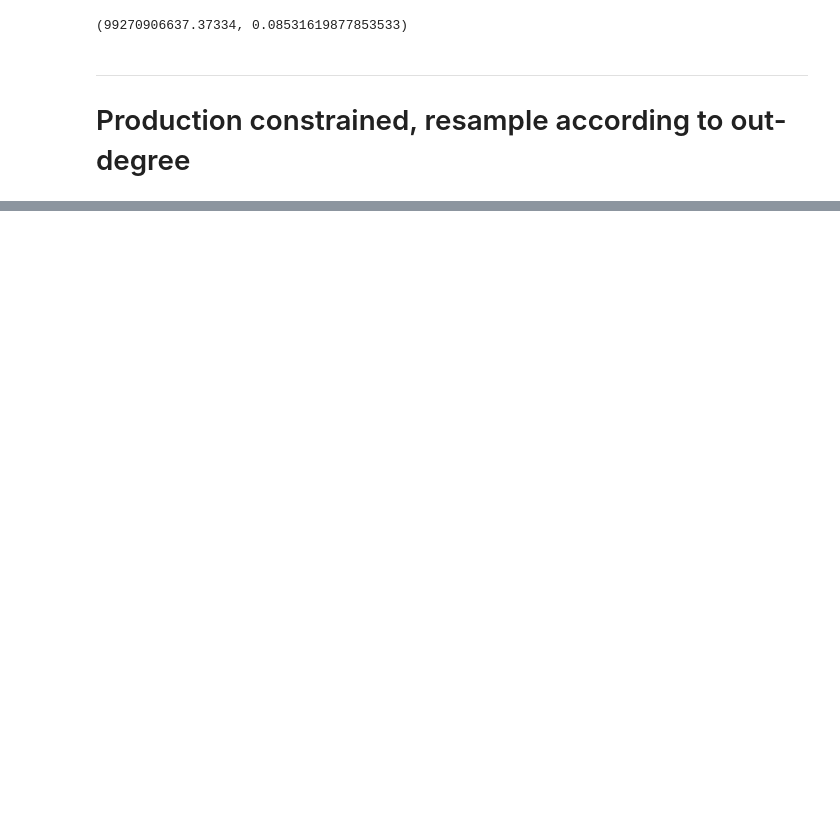
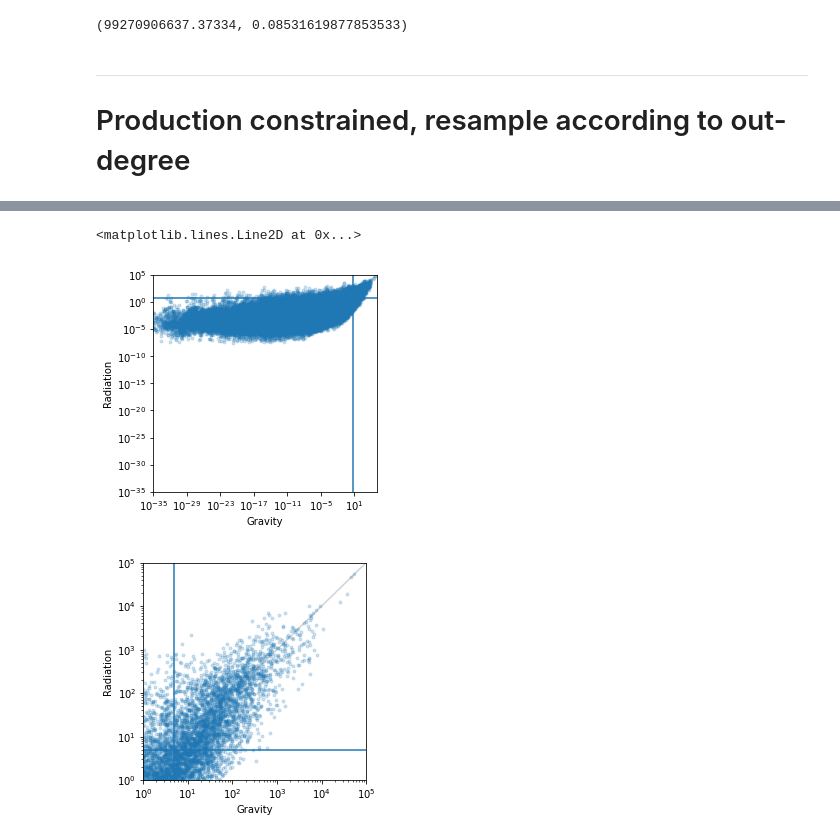
Before and after one commit to SaraHeydari/dynamic-mobility, a Jupyter notebook: gravity_models.ipynb, the cells around one changed output, grey strips where cells are left out. Cells and saved outputs as stored; diff of their text form; code cells hidden in the pictures; blank space fills up the shorter version.

```diff
--- a/gravity_models.ipynb
+++ b/gravity_models.ipynb
@@ -277,0 +325,34 @@ df_od.head(20)
+# %%
+df_gravity = pd.read_csv('results/gravity_model_exp_avg_surface_with_commuter.csv')
+df_radiation = pd.read_csv('results/radiation_model_number_of_commuters_as_prior.csv')
+# %%
+df_merge = df_gravity[['origin', 'destination', 'flow']].merge(df_radiation[['origin', 'destination', 'estimated_population_flow']],
+                            on=['origin', 'destination'], how='outer')
+# %%
+df_merge.fillna(0, inplace=True)
+# %%
+df_merge.columns = ['origin', 'destination', 'gravity', 'radiation']
+# %%
+plt.figure(figsize=(4, 4))
+plt.plot([5, 1e5], [5, 1e5], '-', color='lightgrey')
+plt.loglog(df_merge.gravity, df_merge.radiation, '.', alpha=0.2)
+plt.xlabel('Gravity')
+plt.ylabel('Radiation')
+plt.xlim([1e-35, 1e5])
+plt.ylim([1e-35, 1e5])
+plt.axhline(5, ls='-')
+plt.axvline(5, ls='-')
+
+plt.figure(figsize=(4, 4))
+plt.plot([5, 1e5], [5, 1e5], '-', color='lightgrey')
+plt.loglog(df_merge.gravity, df_merge.radiation, '.', alpha=0.2)
+plt.xlabel('Gravity')
+plt.ylabel('Radiation')
+plt.xlim([1, 1e5])
+plt.ylim([1, 1e5])
+plt.axhline(5, ls='-')
+plt.axvline(5, ls='-')
+# %% [output]
+<matplotlib.lines.Line2D at 0x...>
+[figure, added]
+[figure, added]
```
Also changed, not shown: parts of 21 cells of this notebook, 1 other file.
